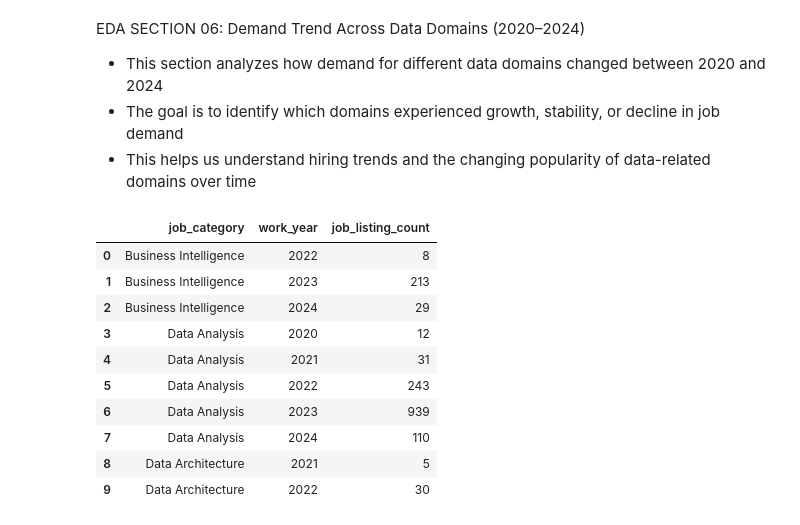
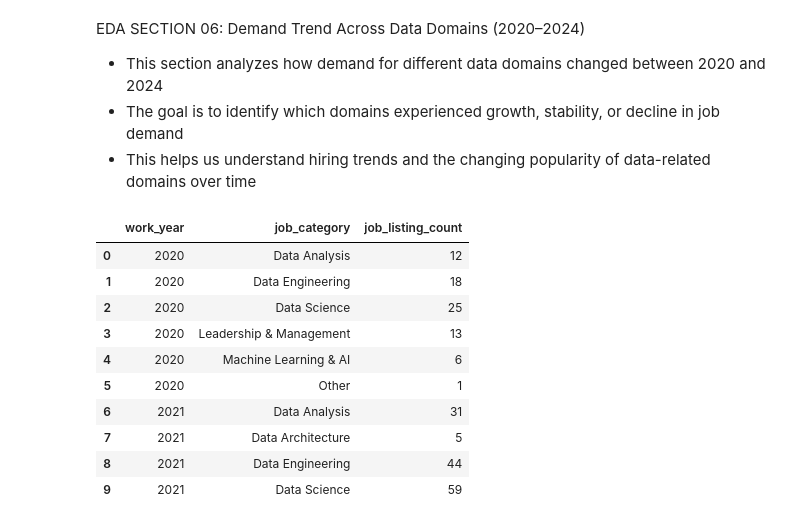
Before and after one commit to Chauhanekta21/Data_Job_Market_Analysis, a Jupyter notebook: main_file.ipynb, the cells around one changed output. Cells and saved outputs as stored; diff of their text form; code cells hidden in the pictures.

```diff
--- a/main_file.ipynb
+++ b/main_file.ipynb
@@ -916,17 +916,21 @@ EDA SECTION 06: Demand Trend Across Data Domains (2020–2024)
 # %%
 #step01: Calculated yearly job demand across data domains by counting job listings for each domain from 2020–2024
 
-domain_demand_trend = clean_dataset.groupby(["job_category", "work_year"]).size().reset_index(name="job_listing_count")
+domain_demand_trend = clean_dataset.groupby(["work_year", "job_category"]).size().reset_index(name="job_listing_count")
+
+# fix data type issue (remove .0 from years)
+domain_demand_trend["work_year"] = domain_demand_trend["work_year"].astype(str)
+
 domain_demand_trend.head(10)
 # %% [output]
-|  | job_category | work_year | job_listing_count |
-| 0 | Business Intelligence | 2022 | 8 |
-| 1 | Business Intelligence | 2023 | 213 |
-| 2 | Business Intelligence | 2024 | 29 |
-| 3 | Data Analysis | 2020 | 12 |
-| 4 | Data Analysis | 2021 | 31 |
-| 5 | Data Analysis | 2022 | 243 |
-| 6 | Data Analysis | 2023 | 939 |
-| 7 | Data Analysis | 2024 | 110 |
-| 8 | Data Architecture | 2021 | 5 |
-| 9 | Data Architecture | 2022 | 30 |
+|  | work_year | job_category | job_listing_count |
+| 0 | 2020 | Data Analysis | 12 |
+| 1 | 2020 | Data Engineering | 18 |
+| 2 | 2020 | Data Science | 25 |
+| 3 | 2020 | Leadership & Management | 13 |
+| 4 | 2020 | Machine Learning & AI | 6 |
+| 5 | 2020 | Other | 1 |
+| 6 | 2021 | Data Analysis | 31 |
+| 7 | 2021 | Data Architecture | 5 |
+| 8 | 2021 | Data Engineering | 44 |
+| 9 | 2021 | Data Science | 59 |
```
Also changed, not shown: parts of 1 cell of this notebook.
